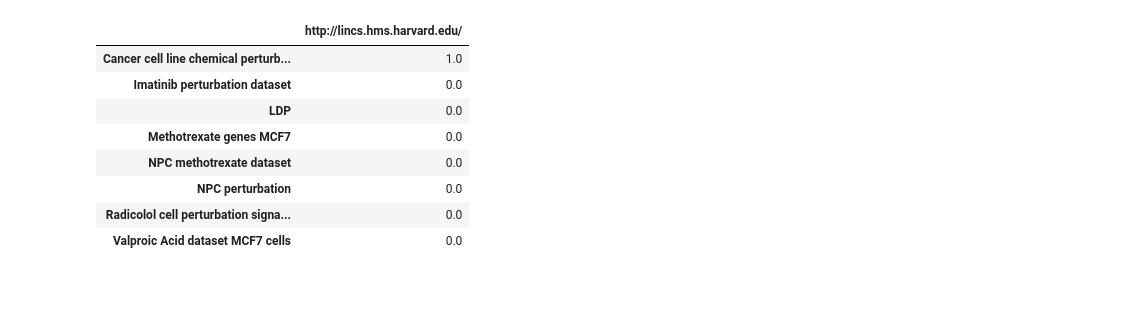
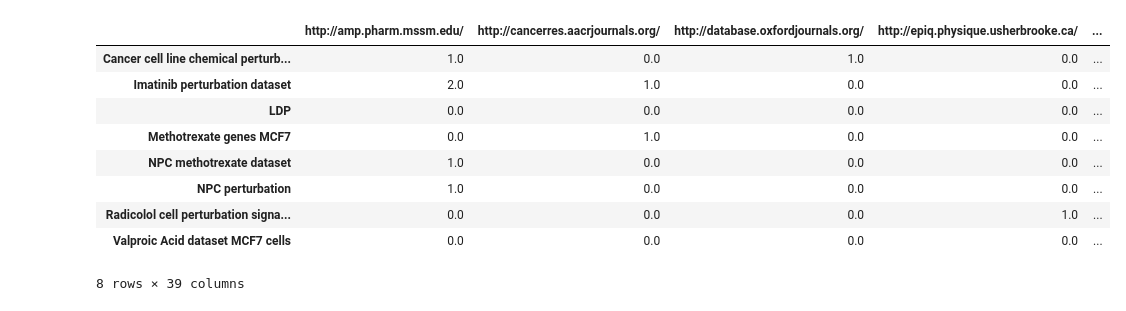
Before and after one commit to LINCS-FAIRness-Assessment/ldp-google-search, a Jupyter notebook: LINCS Google Search.ipynb, the cells around one changed output. Saved outputs shown, nothing was run; the diff lists cells and outputs as text; code cells hidden in the pictures.

```diff
--- a/LINCS Google Search.ipynb
+++ b/LINCS Google Search.ipynb
@@ -7,19 +7,19 @@ from clustergrammer_widget import *
 # %%
 termList = pd.read_table('/Users/maayanlab/Desktop/search_terms.txt', header=None)[0].tolist()
 searchCounts = {term: Counter([urljoin(url, '/') for url in search(term, num=11, start=0, stop=10)]) for term in termList}
 results = pd.DataFrame(searchCounts).T.fillna(0)
-lincs_results = results[[x for x in results.columns if 'lincs' in x]]
-lincs_results
+results
 # %% [output]
-|  | http://lincs.hms.harvard.edu/ |
-| Cancer cell line chemical perturb... | 1.0 |
-| Imatinib perturbation dataset | 0.0 |
-| LDP | 0.0 |
-| Methotrexate genes MCF7 | 0.0 |
-| NPC methotrexate dataset | 0.0 |
-| NPC perturbation | 0.0 |
-| Radicolol cell perturbation signa... | 0.0 |
-| Valproic Acid dataset MCF7 cells | 0.0 |
+|  | http://amp.pharm.mssm.edu/ | http://cancerres.aacrjournals.org/ | http://database.oxfordjournals.org/ | http://epiq.physique.usherbrooke.ca/ | ... |
+| Cancer cell line chemical perturb... | 1.0 | 0.0 | 1.0 | 0.0 | ... |
+| Imatinib perturbation dataset | 2.0 | 1.0 | 0.0 | 0.0 | ... |
+| LDP | 0.0 | 0.0 | 0.0 | 0.0 | ... |
+| Methotrexate genes MCF7 | 0.0 | 1.0 | 0.0 | 0.0 | ... |
+| NPC methotrexate dataset | 1.0 | 0.0 | 0.0 | 0.0 | ... |
+| NPC perturbation | 1.0 | 0.0 | 0.0 | 0.0 | ... |
+| Radicolol cell perturbation signa... | 0.0 | 0.0 | 0.0 | 1.0 | ... |
+| Valproic Acid dataset MCF7 cells | 0.0 | 0.0 | 0.0 | 0.0 | ... |
+8 rows × 39 columns
 # %%
 # Clustergram
 net = Network(clustergrammer_widget)
```
Also changed, not shown: parts of 2 cells of this notebook, 1 other file.
